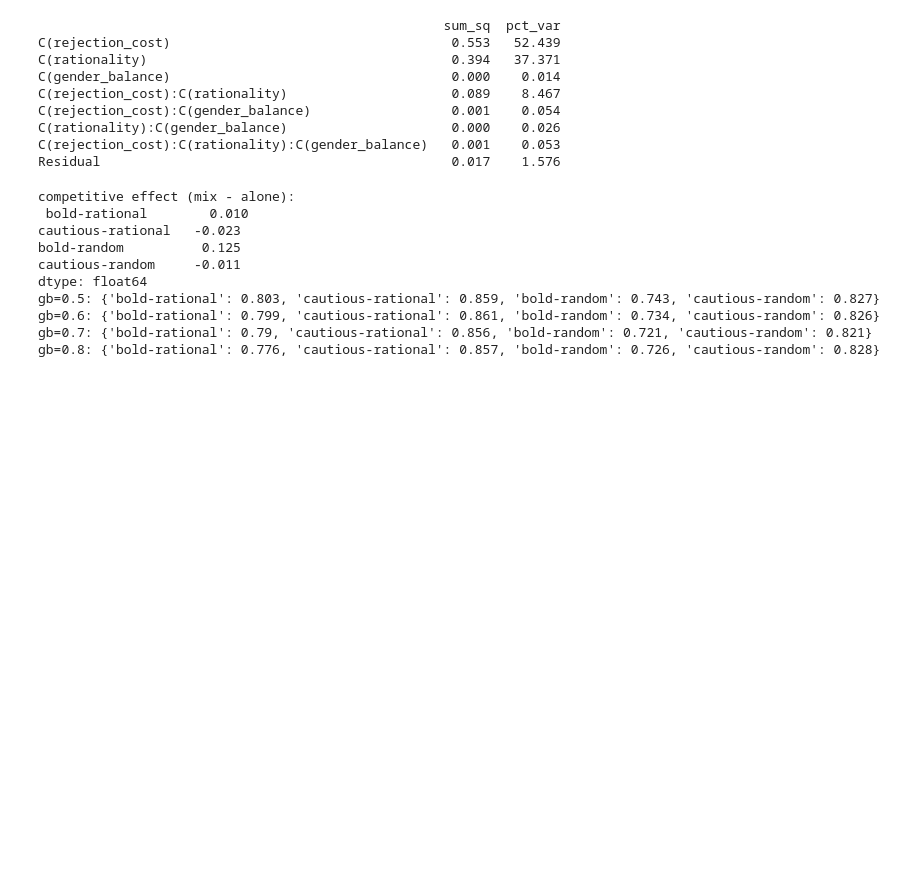
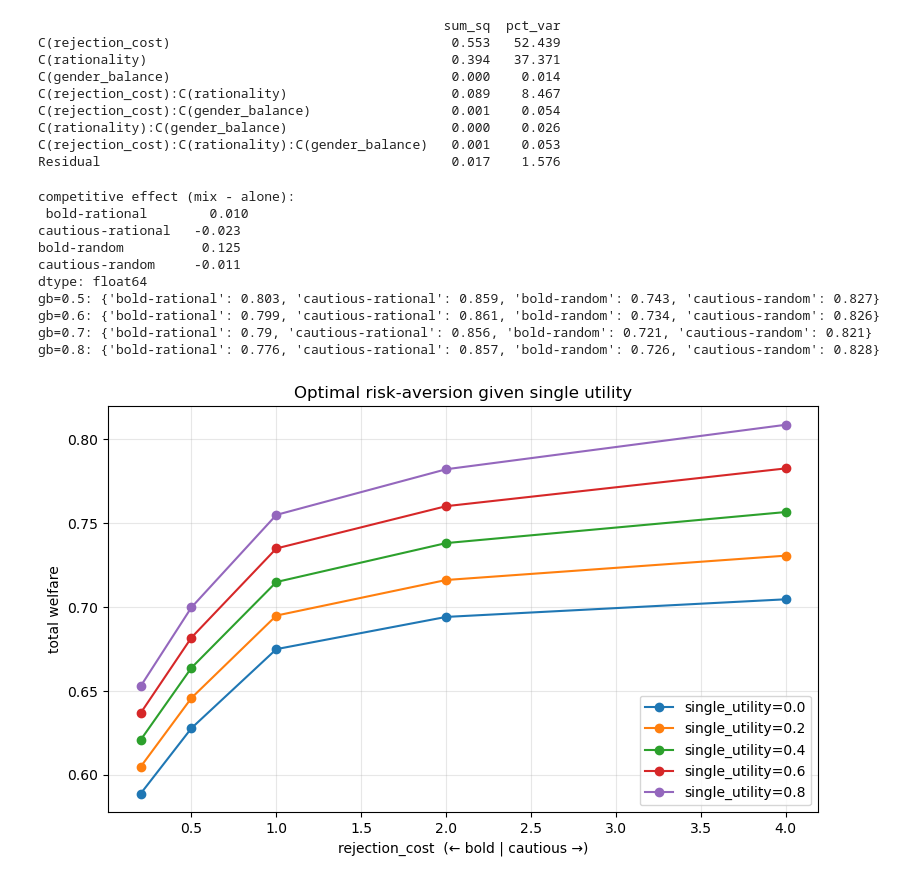
Before and after one commit to johantentij/ABM_LoveIsland, a Jupyter notebook: StrategyTest.ipynb, the cells around one changed output. Saved outputs shown, nothing was run; the diff lists cells and outputs as text; code cells hidden in the pictures; blank space fills up the shorter version.

```diff
--- a/StrategyTest.ipynb
+++ b/StrategyTest.ipynb
@@ -176,3 +176,31 @@ gb=0.5: {'bold-rational': 0.803, 'cautious-rational': 0.859, 'bold-random': 0.74
 gb=0.6: {'bold-rational': 0.799, 'cautious-rational': 0.861, 'bold-random': 0.734, 'cautious-random': 0.826}
 gb=0.7: {'bold-rational': 0.79, 'cautious-rational': 0.856, 'bold-random': 0.721, 'cautious-random': 0.821}
 gb=0.8: {'bold-rational': 0.776, 'cautious-rational': 0.857, 'bold-random': 0.726, 'cautious-random': 0.828}
+# %%
+results_df = pd.DataFrame({
+    "rejection_cost":    [0.2,   0.5,   1.0,   2.0,   4.0],
+    "mean_quality":      [0.64,  0.69,  0.75,  0.78,  0.81],   # from your sweep
+    "matched_fraction":  [0.92,  0.91,  0.90,  0.89,  0.87],   # from your sweep
+})
+
+single_utilities = [0.0, 0.2, 0.4, 0.6, 0.8]   # sweep over these
+
+fig, ax = plt.subplots(figsize=(8, 5))
+
+for su in single_utilities:
+    results_df["total_utility"] = (
+        results_df["matched_fraction"] * results_df["mean_quality"]
+        + (1 - results_df["matched_fraction"]) * su
+    )
+    ax.plot(results_df["rejection_cost"], results_df["total_utility"],
+            marker="o", label=f"single_utility={su}")
+
+ax.set_xlabel("rejection_cost  (← bold | cautious →)")
+ax.set_ylabel("total welfare")
+ax.set_title("Optimal risk-aversion given single utility")
+ax.legend()
+ax.grid(alpha=0.3)
+plt.tight_layout()
+plt.show()
+# %% [output]
+[figure, added]
```
Also changed, not shown: 1 other file.
